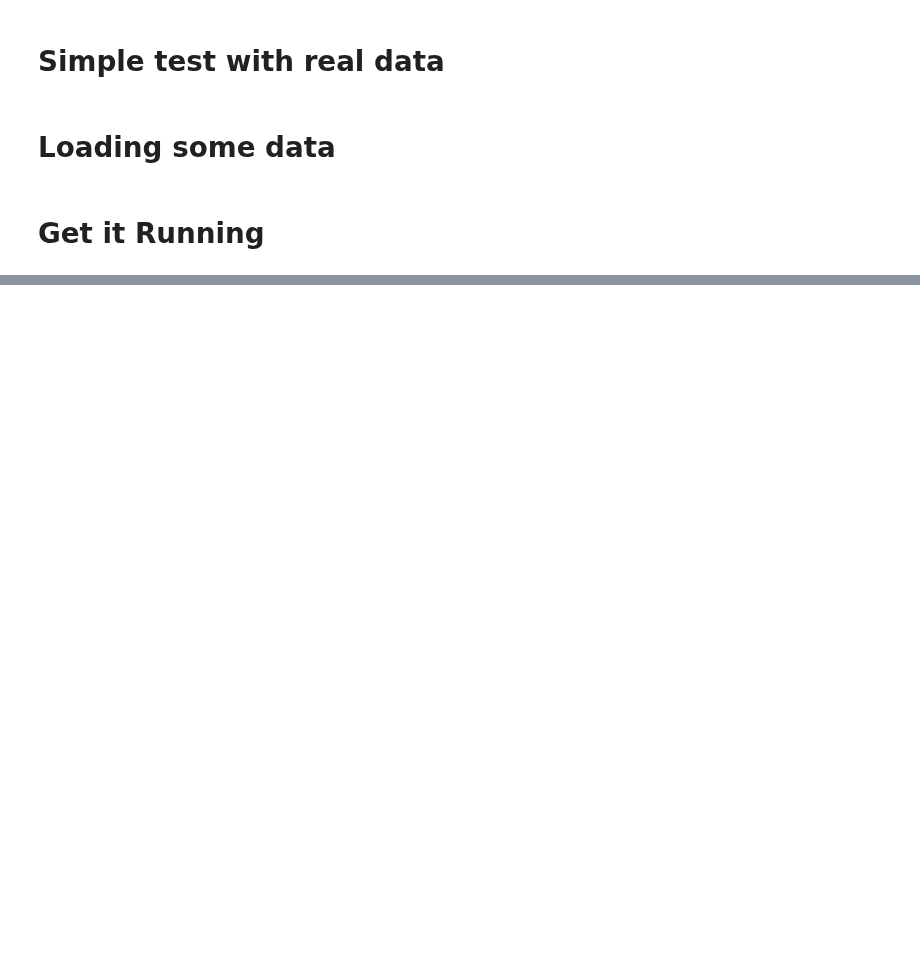
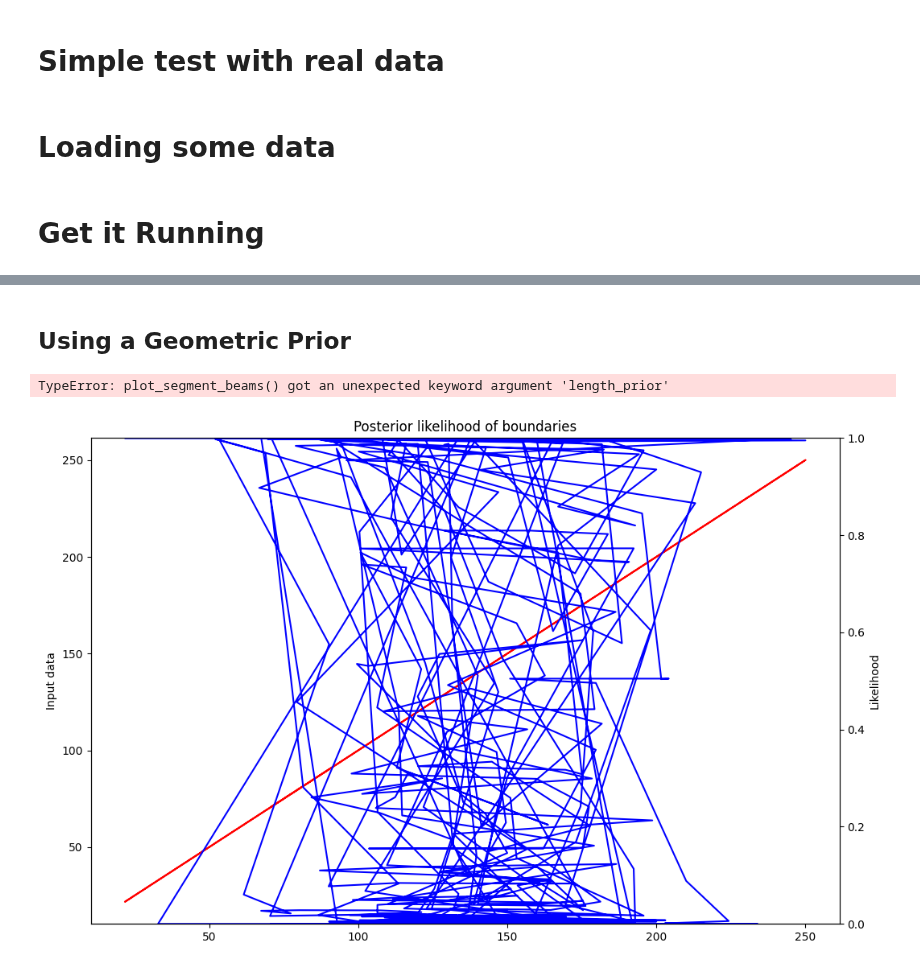
Before and after one commit to erc-cosmos/probabilistic-segmentation, a Jupyter notebook: notebooks/realDataExample.ipynb, the cells around one changed output, grey strips where cells are left out. Drawn from its saved outputs; the diff is of its cells as text; code cells hidden in the pictures; blank space fills up the shorter version.

```diff
--- a/notebooks/realDataExample.ipynb
+++ b/notebooks/realDataExample.ipynb
@@ -73,0 +64,12 @@ with open(f"output/{piece_formatted}_{interpret}_pm.csv", 'w') as outfile:
+# %% [markdown]
+## Using a Geometric Prior
+# %%
+
+length_prior = lengthPriors.GeometricLengthPrior(len(sampleData), 0.95, min_length=5, max_length=30)
+
+post_boundaries, post_segments = dc.runAlphaBeta(sampleData, arcPrior, length_prior, return2D=True)
+# _ = segment_viz.plot_segment_with_signal(post_marginals=post_boundaries, data=sampleData, data_time=sampleData)
+# _ = segment_viz.plot_segment_beams(post2_bidim=post_segments, length_prior=length_prior)
+# %% [output]
+TypeError: plot_segment_beams() got an unexpected keyword argument 'length_prior'
+[figure, added]
```
Also changed, not shown: parts of 18 cells of this notebook, 5 other files.
